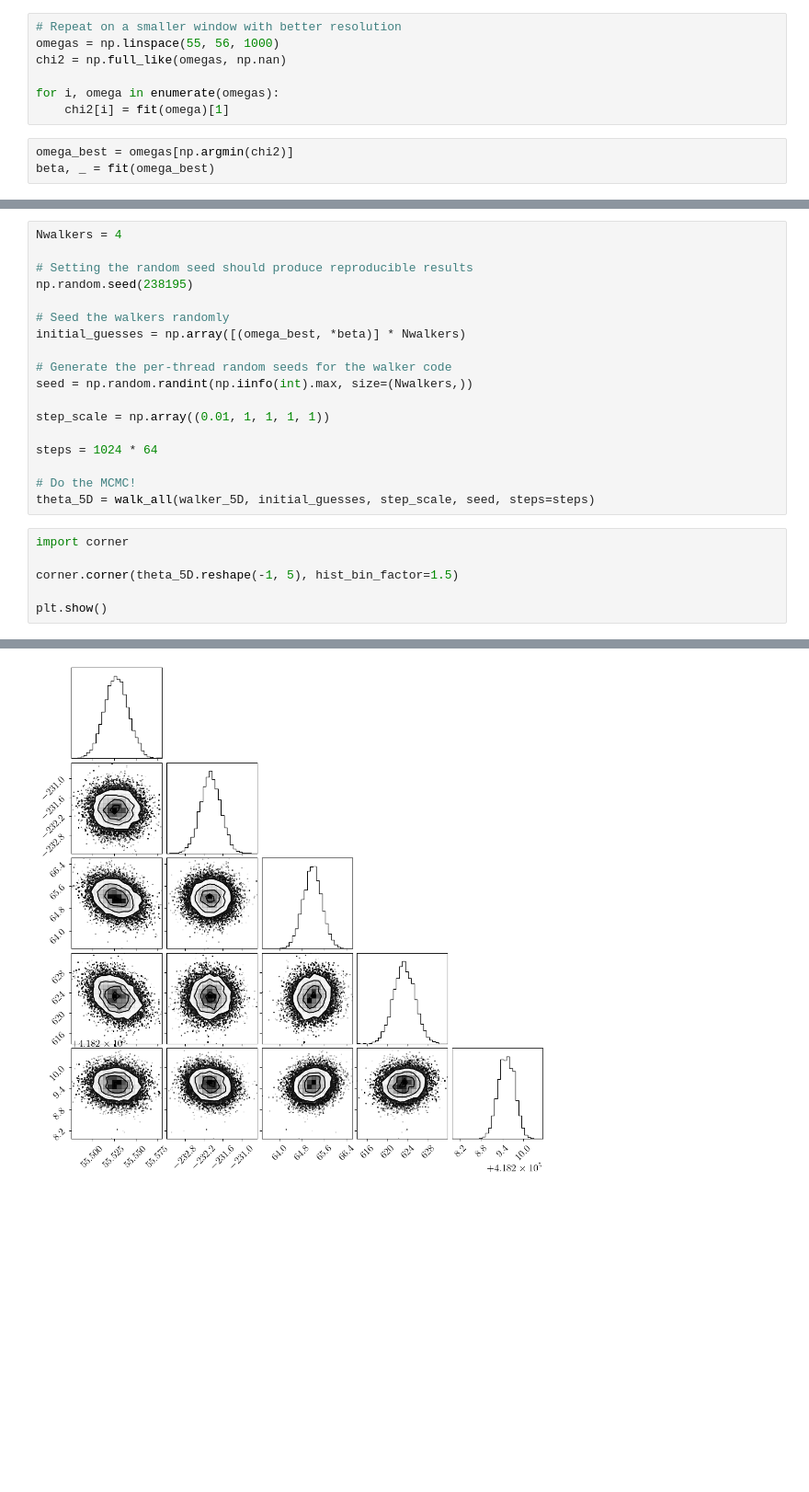
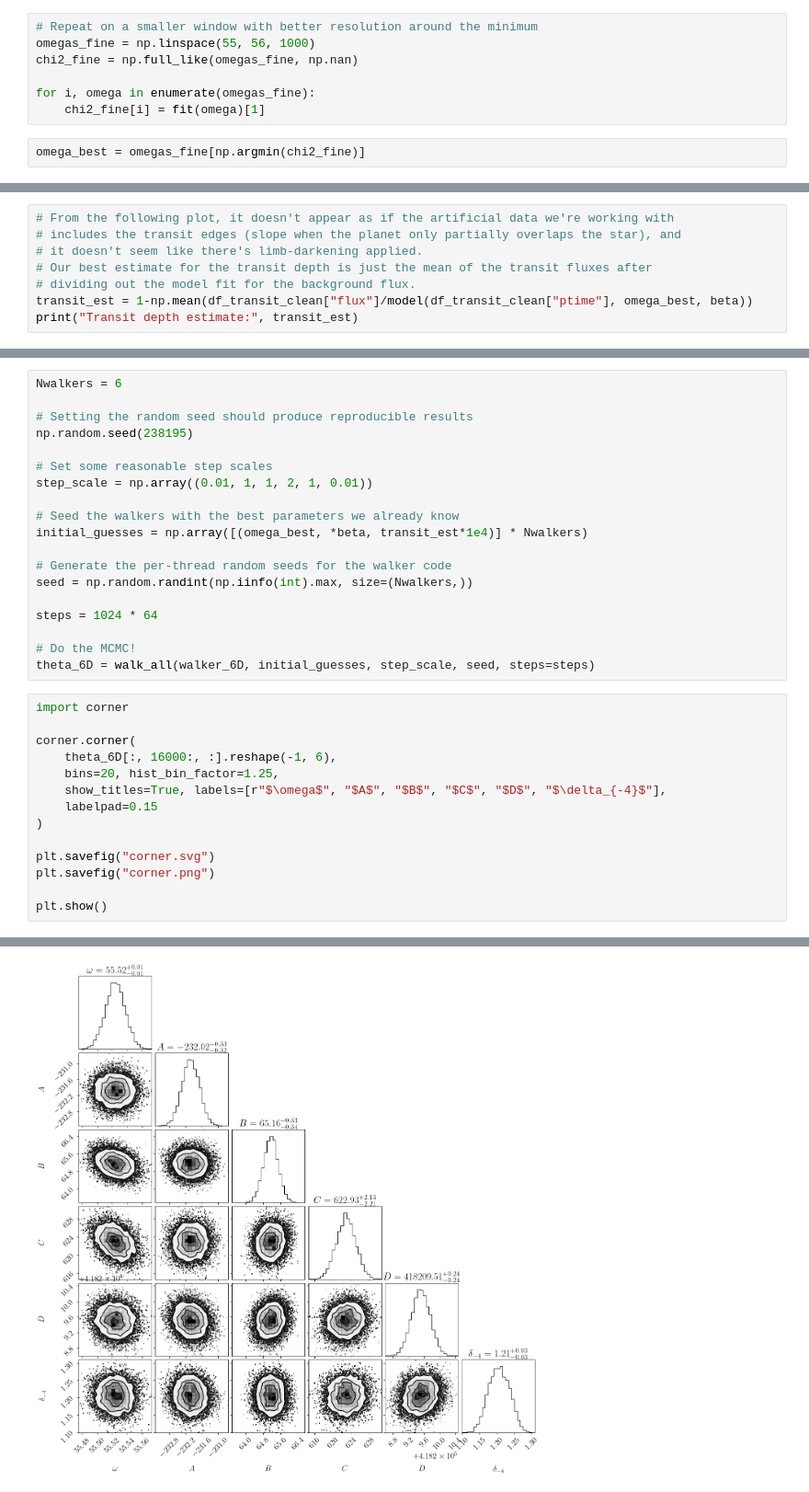
Before and after one commit to alchzh/astrostats, a Jupyter notebook: LAB3/LAB3.ipynb, the cells around one changed output, grey strips where cells are left out. Shown at 92% size. Saved outputs shown, nothing was run; the diff lists cells and outputs as text; blank space fills up the shorter version.

```diff
--- a/LAB3/LAB3.ipynb
+++ b/LAB3/LAB3.ipynb
@@ -167,11 +250,10 @@ plt.scatter(omegas, chi2)
 # %%
-# Repeat on a smaller window with better resolution
-omegas = np.linspace(55, 56, 1000)
-chi2 = np.full_like(omegas, np.nan)
+# Repeat on a smaller window with better resolution around the minimum
+omegas_fine = np.linspace(55, 56, 1000)
+chi2_fine = np.full_like(omegas_fine, np.nan)
 
-for i, omega in enumerate(omegas):
-    chi2[i] = fit(omega)[1]
+for i, omega in enumerate(omegas_fine):
+    chi2_fine[i] = fit(omega)[1]
 # %%
-omega_best = omegas[np.argmin(chi2)]
-beta, _ = fit(omega_best)
+omega_best = omegas_fine[np.argmin(chi2_fine)]
 # %%
@@ -212,0 +398,8 @@ Transit depth estimate: 0.00012063687154861835
+# %%
+# From the following plot, it doesn't appear as if the artificial data we're working with
+# includes the transit edges (slope when the planet only partially overlaps the star), and
+# it doesn't seem like there's limb-darkening applied.
+# Our best estimate for the transit depth is just the mean of the transit fluxes after
+# dividing out the model fit for the background flux.
+transit_est = 1-np.mean(df_transit_clean["flux"]/model(df_transit_clean["ptime"], omega_best, beta))
+print("Transit depth estimate:", transit_est)
@@ -459,25 +731,34 @@ theta_1D = walk_all(walker_1D, initial_guesses, step_scale, seed, steps=steps)
 # %%
-Nwalkers = 4
+Nwalkers = 6
 
 # Setting the random seed should produce reproducible results
 np.random.seed(238195)
 
-# Seed the walkers randomly
-initial_guesses = np.array([(omega_best, *beta)] * Nwalkers)
+# Set some reasonable step scales
+step_scale = np.array((0.01, 1, 1, 2, 1, 0.01))
+
+# Seed the walkers with the best parameters we already know
+initial_guesses = np.array([(omega_best, *beta, transit_est*1e4)] * Nwalkers)
 
 # Generate the per-thread random seeds for the walker code
 seed = np.random.randint(np.iinfo(int).max, size=(Nwalkers,))
 
-step_scale = np.array((0.01, 1, 1, 1, 1))
-
 steps = 1024 * 64
 
 # Do the MCMC!
-theta_5D = walk_all(walker_5D, initial_guesses, step_scale, seed, steps=steps)
+theta_6D = walk_all(walker_6D, initial_guesses, step_scale, seed, steps=steps)
 # %%
 import corner
 
-corner.corner(theta_5D.reshape(-1, 5), hist_bin_factor=1.5)
+corner.corner(
+    theta_6D[:, 16000:, :].reshape(-1, 6),
+    bins=20, hist_bin_factor=1.25,
+    show_titles=True, labels=[r"$\omega$", "$A$", "$B$", "$C$", "$D$", "$\delta_{-4}$"],
+    labelpad=0.15
+)
+
+plt.savefig("corner.svg")
+plt.savefig("corner.png")
 
 plt.show()
 # %% [output]
@@ -484 +766 @@ plt.show()
-[figure, old version]
+[figure, new version]
```
Also changed, not shown: parts of 32 cells of this notebook, 22 other files.
